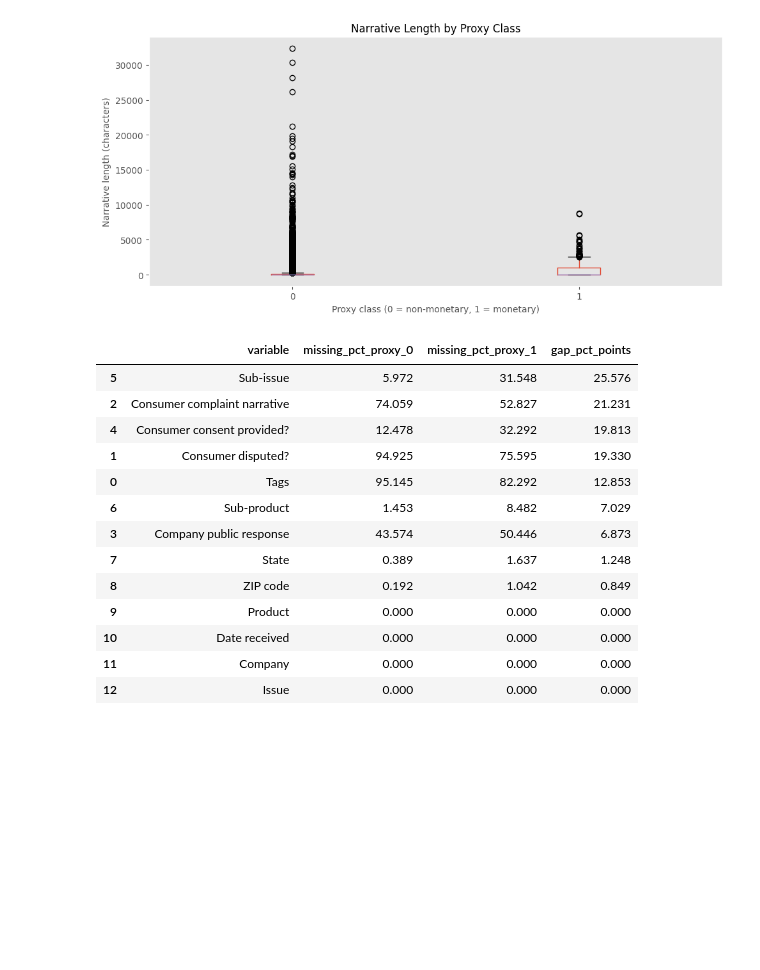
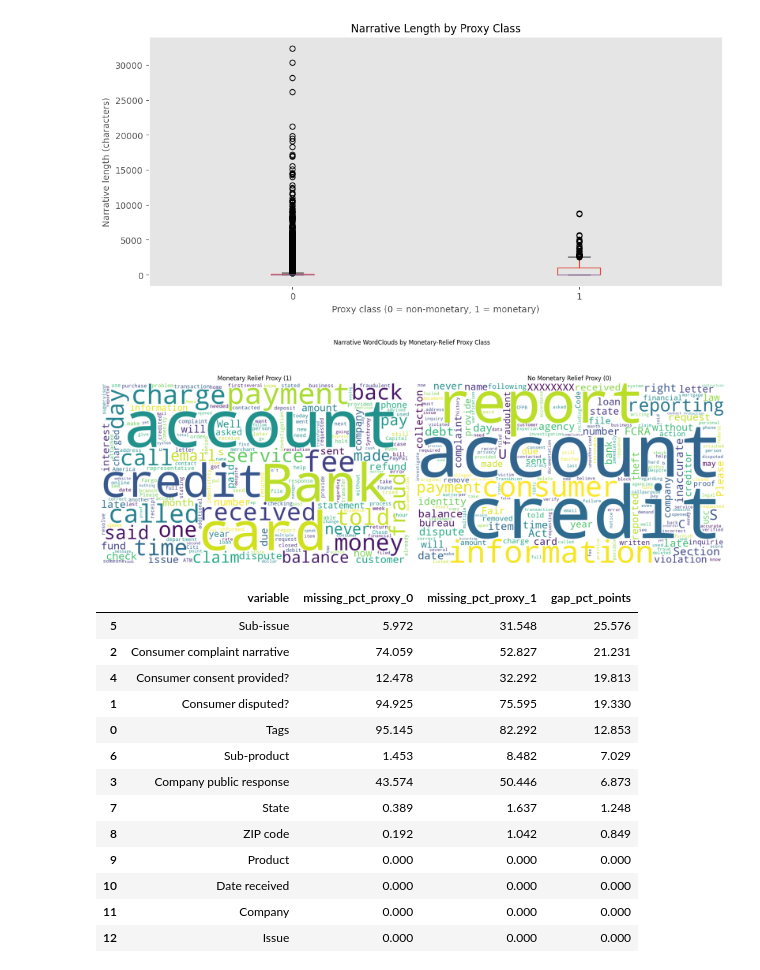
Before and after one commit to aminbadh/cfpb-complaint, a Jupyter notebook: notebooks/01_data_loading_and_eda.ipynb, the cells around one changed output. Cells and saved outputs as stored; diff of their text form; code cells hidden in the pictures; blank space fills up the shorter version.

```diff
--- a/notebooks/01_data_loading_and_eda.ipynb
+++ b/notebooks/01_data_loading_and_eda.ipynb
@@ -417,6 +417,64 @@ else:
 | 1 | 1 | 672 | 0.471726 | 0.0 | 641.172619 | ... |
 Saved narrative summary to ../reports/eda_narrative_proxy_summary.csv
 [figure]
+# %%
+# Side-by-side word clouds for monetary vs non-monetary proxy classes (EDA visualization)
+if eda_base is not None and 'Consumer complaint narrative' in eda_base.columns:
+    try:
+        from wordcloud import WordCloud, STOPWORDS
+
+        wc_df = eda_base[['Consumer complaint narrative', 'eda_monetary_proxy']].copy()
+        wc_df = wc_df.dropna(subset=['Consumer complaint narrative'])
+        wc_df['Consumer complaint narrative'] = (
+            wc_df['Consumer complaint narrative'].astype(str).str.strip()
+        )
+        wc_df = wc_df[wc_df['Consumer complaint narrative'] != '']
+
+        def build_wordcloud(text_series):
+            text_blob = ' '.join(text_series.tolist())
+            if not text_blob.strip():
+                return None
+            custom_stopwords = set(STOPWORDS) | {'xxxx', 'xx', 'na', 'n/a'}
+            return WordCloud(
+                width=1200,
+                height=700,
+                background_color='white',
+                colormap='viridis',
+                max_words=200,
+                stopwords=custom_stopwords,
+                collocations=False,
+            ).generate(text_blob)
+
+        monetary_text = wc_df.loc[wc_df['eda_monetary_proxy'] == 1, 'Consumer complaint narrative']
+        non_monetary_text = wc_df.loc[wc_df['eda_monetary_proxy'] == 0, 'Consumer complaint narrative']
+
+        wc_monetary = build_wordcloud(monetary_text)
+        wc_non_monetary = build_wordcloud(non_monetary_text)
+
+        fig, axes = plt.subplots(1, 2, figsize=(18, 7))
+        clouds = [
+            (wc_monetary, 'Monetary Relief Proxy (1)'),
+            (wc_non_monetary, 'No Monetary Relief Proxy (0)'),
+        ]
+
+        for ax, (wc_obj, title) in zip(axes, clouds):
+            if wc_obj is not None:
+                ax.imshow(wc_obj, interpolation='bilinear')
+            else:
+                ax.text(0.5, 0.5, 'No narrative text available', ha='center', va='center')
+            ax.set_title(title)
+            ax.axis('off')
+
+        plt.suptitle('Narrative WordClouds by Monetary-Relief Proxy Class', y=1.02)
+        plt.tight_layout()
+        plt.show()
+
+    except ModuleNotFoundError:
+        print("wordcloud is not installed. Run: pip install wordcloud")
+else:
+    print('Consumer complaint narrative column not available for wordcloud diagnostics.')
+# %% [output]
+[figure, added]
 # %%
 # Missingness by proxy class and variable-prep summary for report
 if eda_base is not None:
```
Also changed, not shown: 5 other files.
